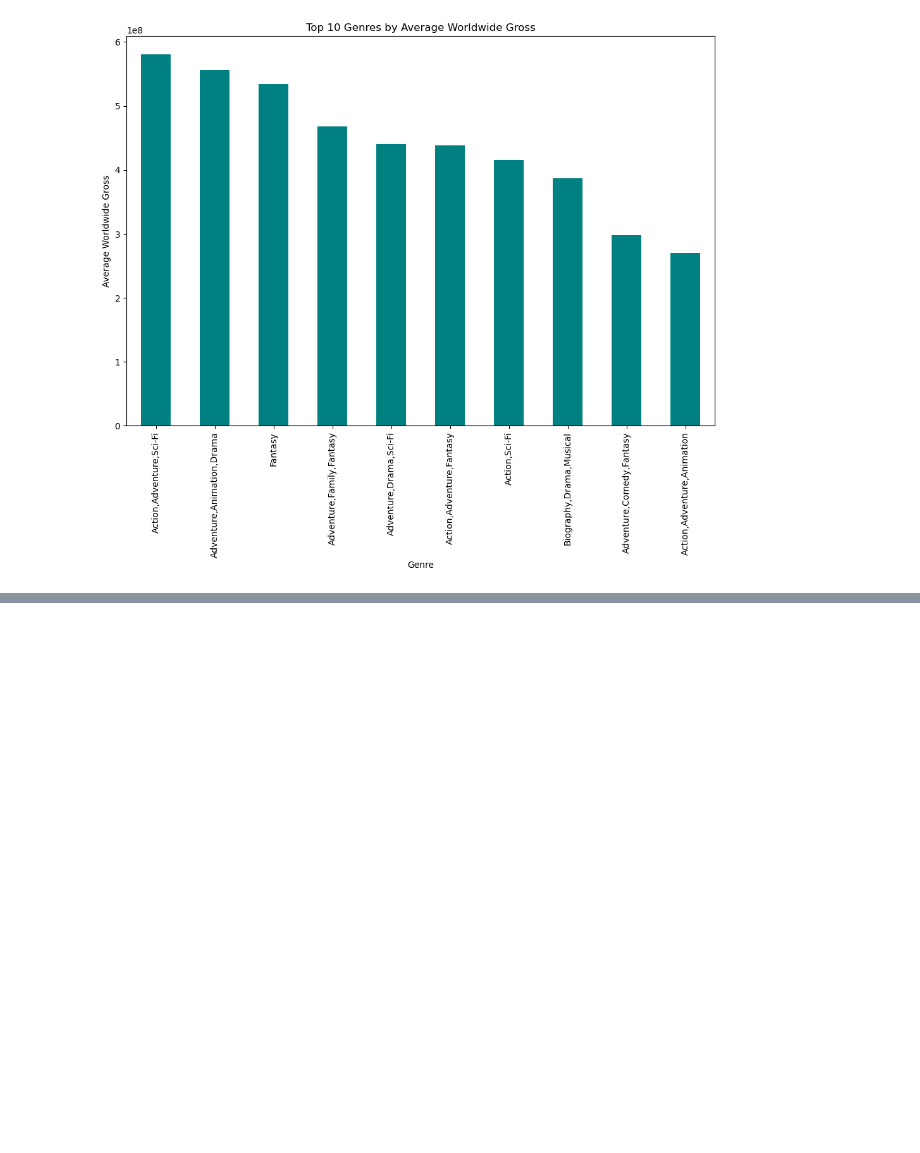
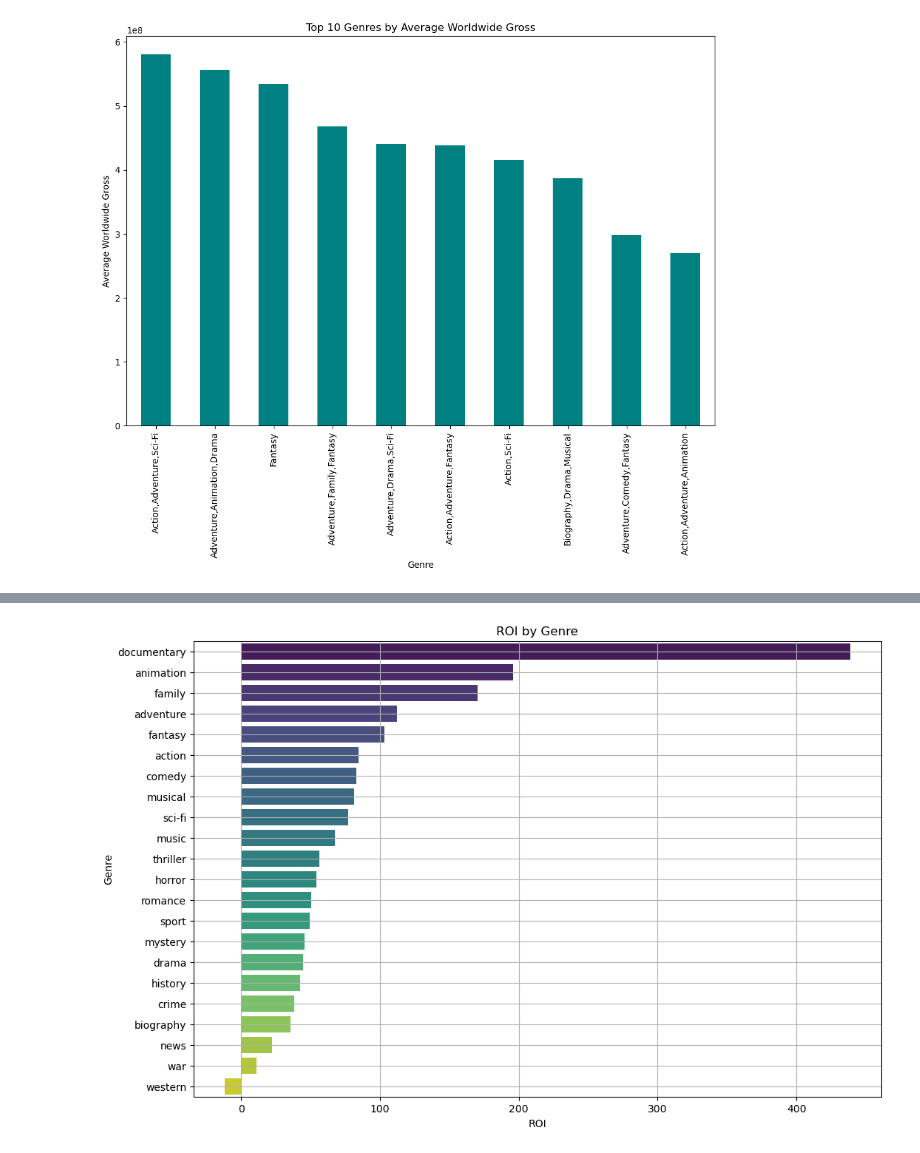
Before and after one commit to minerva-ds/dsc-movies-analysis, a Jupyter notebook: scrapnotebooks/unused_plots.ipynb, the cells around one changed output, grey strips where cells are left out. Drawn from its saved outputs; the diff is of its cells as text; code cells hidden in the pictures; blank space fills up the shorter version.

```diff
--- a/scrapnotebooks/unused_plots.ipynb
+++ b/scrapnotebooks/unused_plots.ipynb
@@ -458,0 +472,15 @@ plt.show()
+# %%
+genre_metrics_df['ROI'] = (genre_metrics_df['TotalProfits'] / genre_metrics_df['TotalVotes']) * 100
+
+genre_metrics_df = genre_metrics_df.sort_values(by='ROI', ascending=False)
+
+# Plotting ROI by Genre
+plt.figure(figsize=(12, 8))
+sns.barplot(x='ROI', y='Genre', data=genre_metrics_df, palette='viridis')
+plt.title('ROI by Genre')
+plt.xlabel('ROI')
+plt.ylabel('Genre')
+plt.grid(True)
+plt.show()
+# %% [output]
+[figure, added]
```
Also changed, not shown: parts of 41 cells of this notebook, 5 other files.
